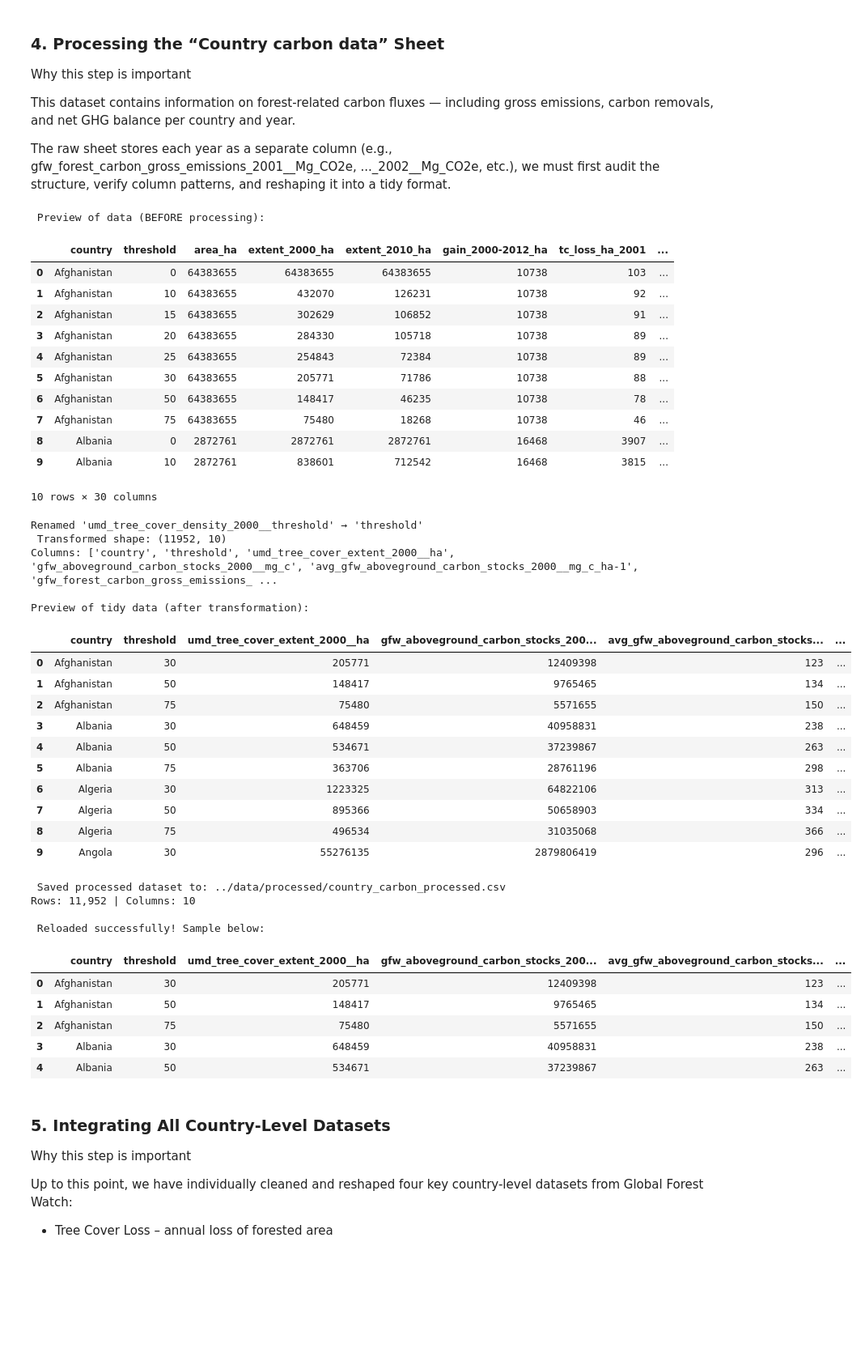
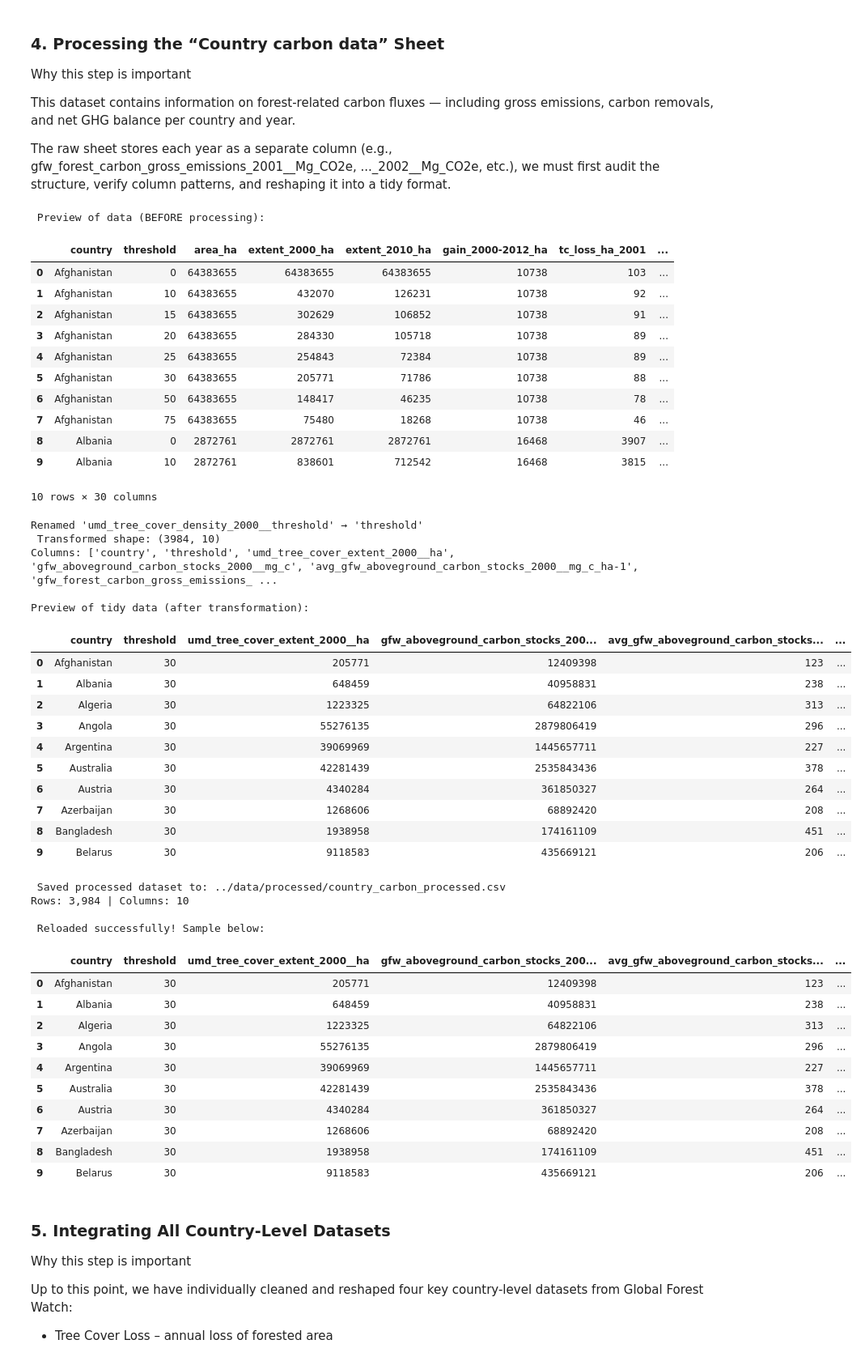
Before and after one commit to dantawalli/AISS-forest-restoration-project, a Jupyter notebook: notebooks/02_data_preparation.ipynb, the cells around one changed output. Shown at 81% size. Cells and saved outputs as stored; diff of their text form; code cells hidden in the pictures; blank space fills up the shorter version.

```diff
--- a/notebooks/02_data_preparation.ipynb
+++ b/notebooks/02_data_preparation.ipynb
@@ -515,6 +455,9 @@ if "umd_tree_cover_density_2000__threshold" in carbon_clean.columns:
 # --- 3️⃣ Clean country names ---
 if "country" in carbon_clean.columns:
     carbon_clean["country"] = carbon_clean["country"].astype(str).str.strip().str.title()
+
+# --- Retain only 30% for consistency
+    carbon_clean = carbon_clean[carbon_clean["threshold"] == 30].reset_index(drop=True)
 
 
 def melt_carbon_columns(df, pattern, value_name):
@@ -565,49 +508,54 @@ print(f" Saved processed dataset to: {carbon_out_path}")
 print(f"Rows: {len(carbon_tidy):,} | Columns: {len(carbon_tidy.columns)}")
 
 # Verify save worked correctly
 verify_carbon = pd.read_csv(carbon_out_path)
 print("\n Reloaded successfully! Sample below:")
-display(verify_carbon.head(5))
+display(verify_carbon.head(10))
 # %% [output]
  Preview of data (BEFORE processing):
 |  | country | threshold | area_ha | extent_2000_ha | extent_2010_ha | gain_2000-2012_ha | tc_loss_ha_2001 | ... |
 | 0 | Afghanistan | 0 | 64383655 | 64383655 | 64383655 | 10738 | 103 | ... |
 | 1 | Afghanistan | 10 | 64383655 | 432070 | 126231 | 10738 | 92 | ... |
 | 2 | Afghanistan | 15 | 64383655 | 302629 | 106852 | 10738 | 91 | ... |
 | 3 | Afghanistan | 20 | 64383655 | 284330 | 105718 | 10738 | 89 | ... |
 | 4 | Afghanistan | 25 | 64383655 | 254843 | 72384 | 10738 | 89 | ... |
 | 5 | Afghanistan | 30 | 64383655 | 205771 | 71786 | 10738 | 88 | ... |
 | 6 | Afghanistan | 50 | 64383655 | 148417 | 46235 | 10738 | 78 | ... |
 | 7 | Afghanistan | 75 | 64383655 | 75480 | 18268 | 10738 | 46 | ... |
 | 8 | Albania | 0 | 2872761 | 2872761 | 2872761 | 16468 | 3907 | ... |
 | 9 | Albania | 10 | 2872761 | 838601 | 712542 | 16468 | 3815 | ... |
 10 rows × 30 columns
 Renamed 'umd_tree_cover_density_2000__threshold' → 'threshold'
- Transformed shape: (11952, 10)
+ Transformed shape: (3984, 10)
 Columns: ['country', 'threshold', 'umd_tree_cover_extent_2000__ha', 'gfw_aboveground_carbon_stocks_2000__mg_c', 'avg_gfw_aboveground_carbon_stocks_2000__mg_c_ha-1', 'gfw_forest_carbon_gross_emissions_ ...
 
 Preview of tidy data (after transformation):
 |  | country | threshold | umd_tree_cover_extent_2000__ha | gfw_aboveground_carbon_stocks_200... | avg_gfw_aboveground_carbon_stocks... | ... |
 | 0 | Afghanistan | 30 | 205771 | 12409398 | 123 | ... |
-| 1 | Afghanistan | 50 | 148417 | 9765465 | 134 | ... |
-| 2 | Afghanistan | 75 | 75480 | 5571655 | 150 | ... |
-| 3 | Albania | 30 | 648459 | 40958831 | 238 | ... |
-| 4 | Albania | 50 | 534671 | 37239867 | 263 | ... |
-| 5 | Albania | 75 | 363706 | 28761196 | 298 | ... |
-| 6 | Algeria | 30 | 1223325 | 64822106 | 313 | ... |
-| 7 | Algeria | 50 | 895366 | 50658903 | 334 | ... |
-| 8 | Algeria | 75 | 496534 | 31035068 | 366 | ... |
-| 9 | Angola | 30 | 55276135 | 2879806419 | 296 | ... |
+| 1 | Albania | 30 | 648459 | 40958831 | 238 | ... |
+| 2 | Algeria | 30 | 1223325 | 64822106 | 313 | ... |
+| 3 | Angola | 30 | 55276135 | 2879806419 | 296 | ... |
+| 4 | Argentina | 30 | 39069969 | 1445657711 | 227 | ... |
+| 5 | Australia | 30 | 42281439 | 2535843436 | 378 | ... |
+| 6 | Austria | 30 | 4340284 | 361850327 | 264 | ... |
+| 7 | Azerbaijan | 30 | 1268606 | 68892420 | 208 | ... |
+| 8 | Bangladesh | 30 | 1938958 | 174161109 | 451 | ... |
+| 9 | Belarus | 30 | 9118583 | 435669121 | 206 | ... |
  Saved processed dataset to: ../data/processed/country_carbon_processed.csv
-Rows: 11,952 | Columns: 10
+Rows: 3,984 | Columns: 10
 
  Reloaded successfully! Sample below:
 |  | country | threshold | umd_tree_cover_extent_2000__ha | gfw_aboveground_carbon_stocks_200... | avg_gfw_aboveground_carbon_stocks... | ... |
 | 0 | Afghanistan | 30 | 205771 | 12409398 | 123 | ... |
-| 1 | Afghanistan | 50 | 148417 | 9765465 | 134 | ... |
-| 2 | Afghanistan | 75 | 75480 | 5571655 | 150 | ... |
-| 3 | Albania | 30 | 648459 | 40958831 | 238 | ... |
-| 4 | Albania | 50 | 534671 | 37239867 | 263 | ... |
+| 1 | Albania | 30 | 648459 | 40958831 | 238 | ... |
+| 2 | Algeria | 30 | 1223325 | 64822106 | 313 | ... |
+| 3 | Angola | 30 | 55276135 | 2879806419 | 296 | ... |
+| 4 | Argentina | 30 | 39069969 | 1445657711 | 227 | ... |
+| 5 | Australia | 30 | 42281439 | 2535843436 | 378 | ... |
+| 6 | Austria | 30 | 4340284 | 361850327 | 264 | ... |
+| 7 | Azerbaijan | 30 | 1268606 | 68892420 | 208 | ... |
+| 8 | Bangladesh | 30 | 1938958 | 174161109 | 451 | ... |
+| 9 | Belarus | 30 | 9118583 | 435669121 | 206 | ... |
 # %% [markdown]
 ### 5. Integrating All Country-Level Datasets
 Why this step is important
```
Also changed, not shown: parts of 4 cells of this notebook, 21 other files.
